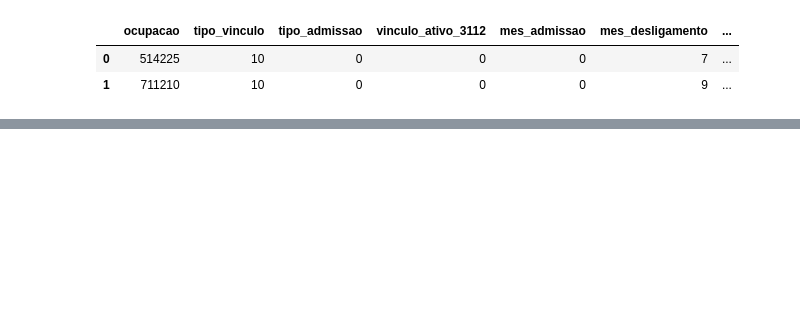
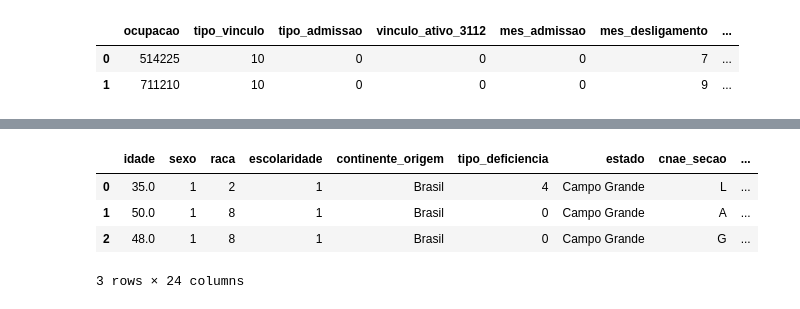
Before and after one commit to nhilariosilva/rais_analysis, a Jupyter notebook: Rais - Limpeza dados.ipynb, the cells around one changed output, grey strips where cells are left out. Cells and saved outputs as stored; diff of their text form; code cells hidden in the pictures; blank space fills up the shorter version.

```diff
--- a/Rais - Limpeza dados.ipynb
+++ b/Rais - Limpeza dados.ipynb
@@ -478,0 +512,32 @@ df_centrooeste_remuneracao
+# %%
+# "deficiencia" já incluso em "tipo_deficiencia" e variável "ano_chegada" igual para todos os trabalhadores
+# Ao invés de considerar a nacionalidade do funcionário, utilizamos seu continente de origem para simplificar o problema
+df_centrooeste_demographic_filtered = df_centrooeste_demographic.loc[: , ["idade", "sexo",
+                                                                          "raca", "escolaridade", "continente_origem",
+                                                                          "tipo_deficiencia"]]
+# "cod_municipio" e "cod_municipio_trabalho" representam muitos valores distintos e categóricos. Inviável para modelagem
+# A natureza jurídica é muito granular. Agrupamos na classe geral da empresa a partir do seu código, extraindo o setor econômico
+# ibge_subsetor consiste em uma categorização mais antiga da atividade da empresa. Removemos em prol do uso de cnae_secao
+# simples_nacional removido pois todas as observações tem o mesmo valor
+# cadastro_especifico_inss tem forte relação com "tipo_estabelecimento_1" e já foi substituído. Desconsideramos
+df_centrooeste_company_filtered = df_centrooeste_company.loc[:, ["estado", "cnae_secao", "setor_economico", "tamanho_estabelecimento",
+                                                                 "tipo_estabelecimento_1", "trabalho_local_da_sede", "cnae_secao",
+                                                                 "setor_economico"]]
+# ocupacao tem muitas categorias. Sendo assim, substituimos pela classificação geral do trabalho segundo a CBO
+# tipo_admissao foi agrupado em três grandes classes, sendo o estoque dos anos anteriores (admitido antes do ano atual),
+# admissoes mercado (contratação clássica via processo seletivo), transferências internas (com e sem ônus) e casos especiais ou públicos
+# Tendo o número de horas semanais, não temos a necessidade de considerar a faixa de horas contratuais
+# Jornada parcial, intermitente ou integral reduzidas à variável regime_jornada
+df_centrooeste_vinculo_filtered = df_centrooeste_vinculo.loc[:, ["ocupacao_cbo", "vinculo_agrupado", "admissao_agrupada",
+                                                                 "mes_admissao", "motivo_desligamento", "tempo_emprego",
+                                                                 "horas_semanais", "regime_jornada"]]
+# Por simplicidade da análise, utiliza apenas a remuneração média recebida ao longo do ano.
+# A presença de valores nulos em decorrência do desligamento do funcionário em um determinado mês podem levar
+# à inclusão de vieses completamente não relacionados ao salário em si, mas confundidos com o mês de desligamento pelo modelo
+# Tratando apenas o ganho médio base mensal do funcionário, temos uma melhor forma de modelar o fator salário
+df_centrooeste_remuneracao_filtered = df_centrooeste_remuneracao.loc[:, ["remuneracao_media_nominal"]]
+# Parece razoável modelar apenas a quantidade numérica de dias que o funcionário ficou afastado ao longo do ano
+# A priori, espera-se que o desligamento tenha forte relação com essa variável
+df_centrooeste_desligamento_filtered = df_centrooeste_desligamento.loc[:, ["qtd_dias_afastamento"]]
+
+# Desconsideramos completamente as granularidades proporcionadas pelas variáveis em df_centrooeste_geographic na modelagem dos dados
@@ -478,0 +546,14 @@ df_centrooeste_remuneracao
+# %%
+df_centrooeste_final = pd.concat([
+    df_centrooeste_demographic_filtered,
+    df_centrooeste_company_filtered,
+    df_centrooeste_vinculo_filtered,
+    df_centrooeste_remuneracao_filtered,
+    df_centrooeste_desligamento_filtered], axis = 1)
+df_centrooeste_final.head(3)
+# %% [output]
+|  | idade | sexo | raca | escolaridade | continente_origem | tipo_deficiencia | estado | cnae_secao | ... |
+| 0 | 35.0 | 1 | 2 | 1 | Brasil | 4 | Campo Grande | L | ... |
+| 1 | 50.0 | 1 | 8 | 1 | Brasil | 0 | Campo Grande | A | ... |
+| 2 | 48.0 | 1 | 8 | 1 | Brasil | 0 | Campo Grande | G | ... |
+3 rows × 24 columns
```
Also changed, not shown: parts of 27 cells of this notebook, 1 other file.
